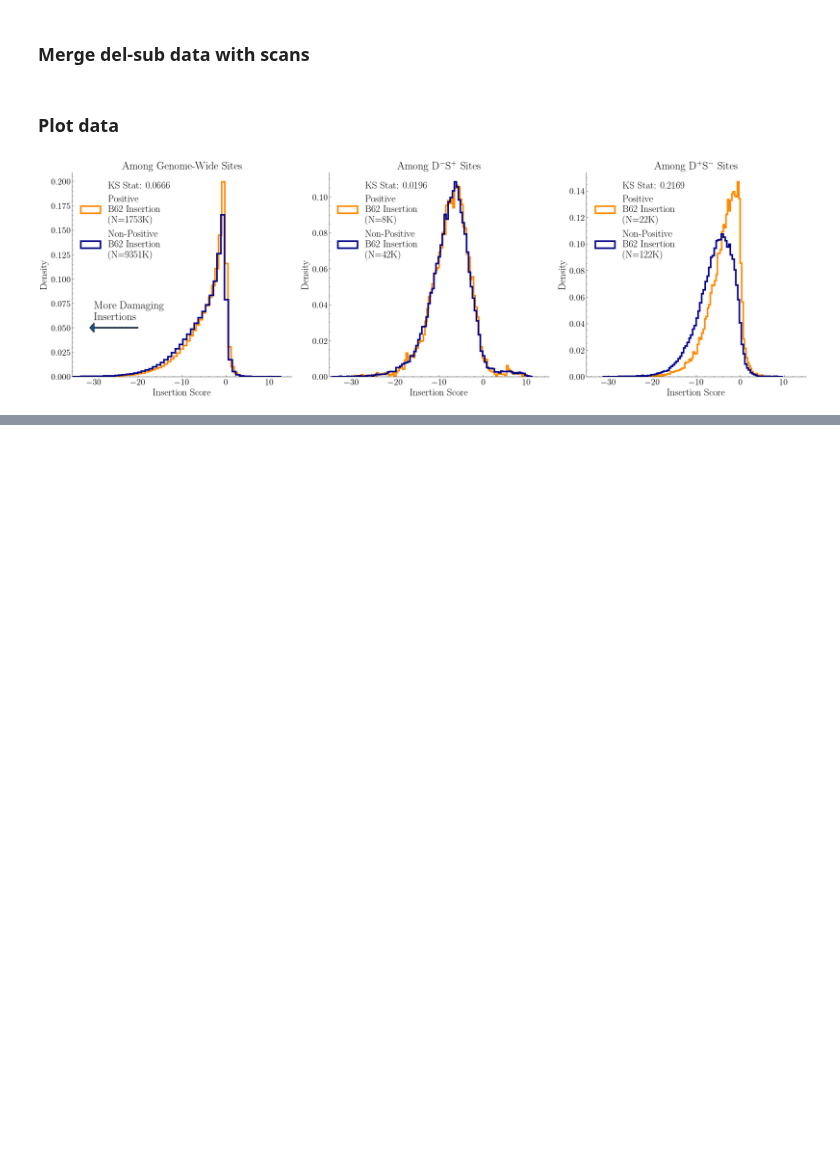
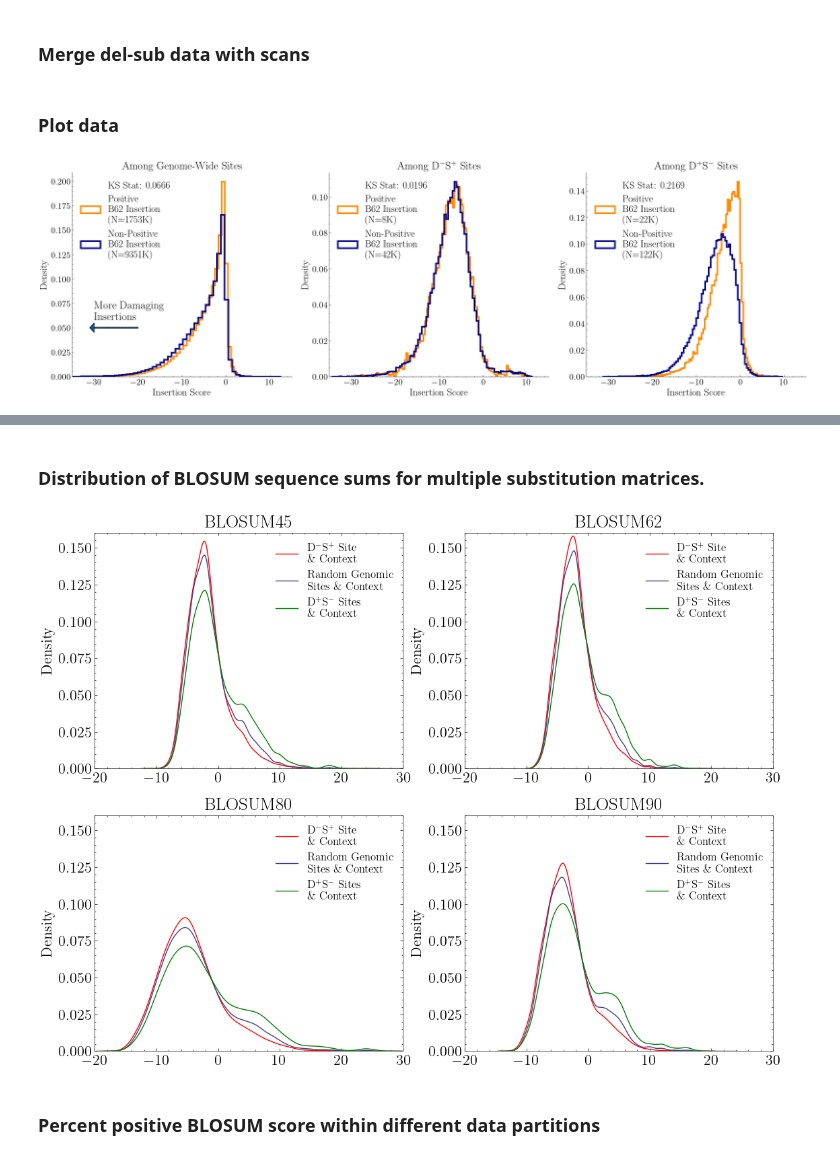
Before and after one commit to ntranoslab/diff-tol, a Jupyter notebook: code/fig4.ipynb, the cells around one changed output, grey strips where cells are left out. Drawn from its saved outputs; the diff is of its cells as text; code cells hidden in the pictures; blank space fills up the shorter version.

```diff
--- a/code/fig4.ipynb
+++ b/code/fig4.ipynb
@@ -250,0 +299,38 @@ plt.show()
+# %% [markdown]
+### Distribution of BLOSUM sequence sums for multiple substitution matrices.
+# %%
+fig, axs = plt.subplots(2, 2, figsize=(13, 10))
+axs = axs.flatten()
+
+for i, blosum in enumerate(["BLOSUM45", "BLOSUM62", "BLOSUM80", "BLOSUM90"]):
+    bmat = substitution_matrices.load(blosum)
+
+    cutoff=25
+    del_tol, del_intol = np.percentile(del_sub.aPLLR, cutoff), np.percentile(del_sub.aPLLR, 100-cutoff)
+    sub_intol, sub_tol = np.percentile(del_sub.avg_LLR, cutoff), np.percentile(del_sub.avg_LLR, 100-cutoff)
+
+    del_intol_sub_tol = del_sub[(del_sub.aPLLR > del_intol) & (del_sub.avg_LLR > sub_tol)]
+    del_tol_sub_intol = del_sub[(del_sub.aPLLR < del_tol) & (del_sub.avg_LLR < sub_intol)]
+
+    del_intol_sub_tol["Sequence"] = del_intol_sub_tol.prot.map(uniprot_sequences)
+    del_tol_sub_intol["Sequence"] = del_tol_sub_intol.prot.map(uniprot_sequences)
+
+    del_intol_sub_tol_window = del_intol_sub_tol.apply(lambda x: aa_window(x.Sequence, x.pos-1), axis=1)[lambda x: x.apply(len) == 3]
+    del_intol_sub_tol_scores = [sequence_homogeneity_blosum(bmat, x) for x in del_intol_sub_tol_window]
+
+    del_tol_sub_intol_window = del_tol_sub_intol.apply(lambda x: aa_window(x.Sequence, x.pos-1), axis=1)[lambda x: x.apply(len) == 3]
+    del_tol_sub_intol_scores = [sequence_homogeneity_blosum(bmat, x) for x in del_tol_sub_intol_window]
+
+    sns.kdeplot(del_intol_sub_tol_scores, color="red", ax=axs[i], bw_adjust=2, label="D$^-$S$^+$ Site\n \\& Context")
+    sns.kdeplot([sequence_homogeneity_blosum(bmat, x) for x in random_seqs], color="darkslateblue",
+                ax=axs[i], bw_adjust=2, label="Random Genomic\nSites \\& Context")
+    sns.kdeplot(del_tol_sub_intol_scores, color="green", ax=axs[i], bw_adjust=2, label="D$^+$S$^-$ Sites\n\\& Context")
+
+    axs[i].set_xlim(-20, 30)
+    axs[i].set_ylim(0, 0.16)
+    axs[i].legend(fontsize=12)
+    axs[i].set_title(blosum)
+# %% [output]
+[figure, added]
+# %% [markdown]
+###  Percent positive BLOSUM score within different data partitions
```
Also changed, not shown: parts of 9 cells of this notebook.
